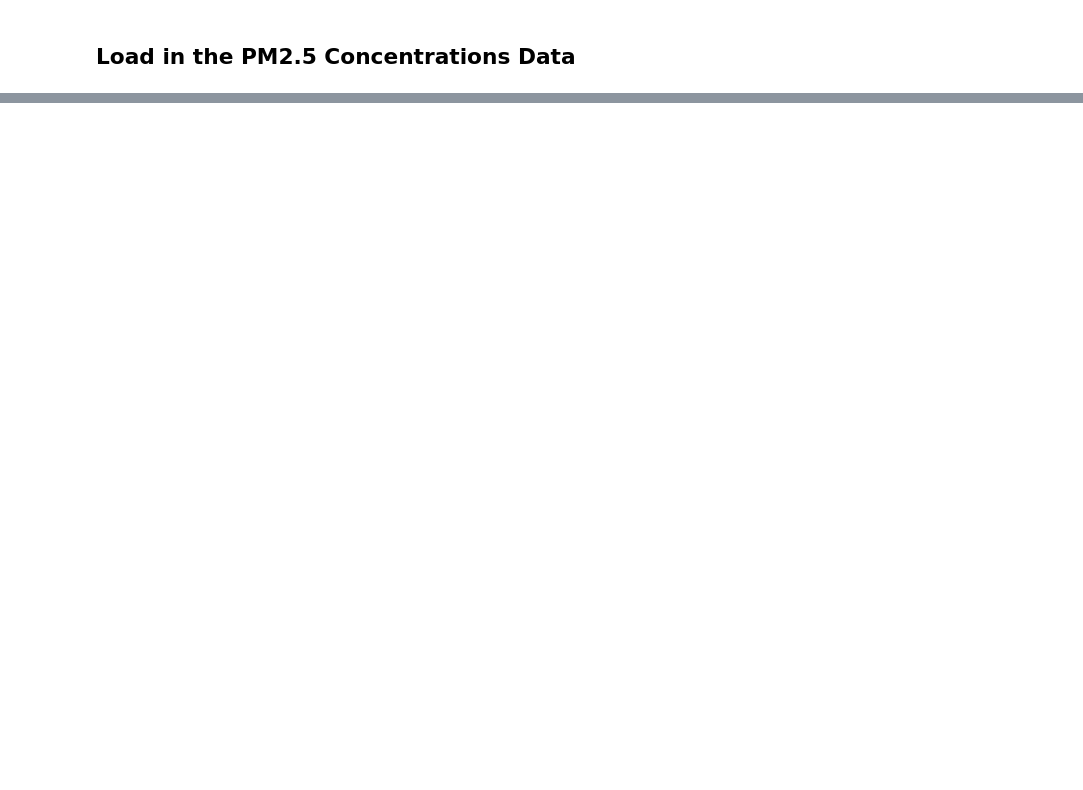
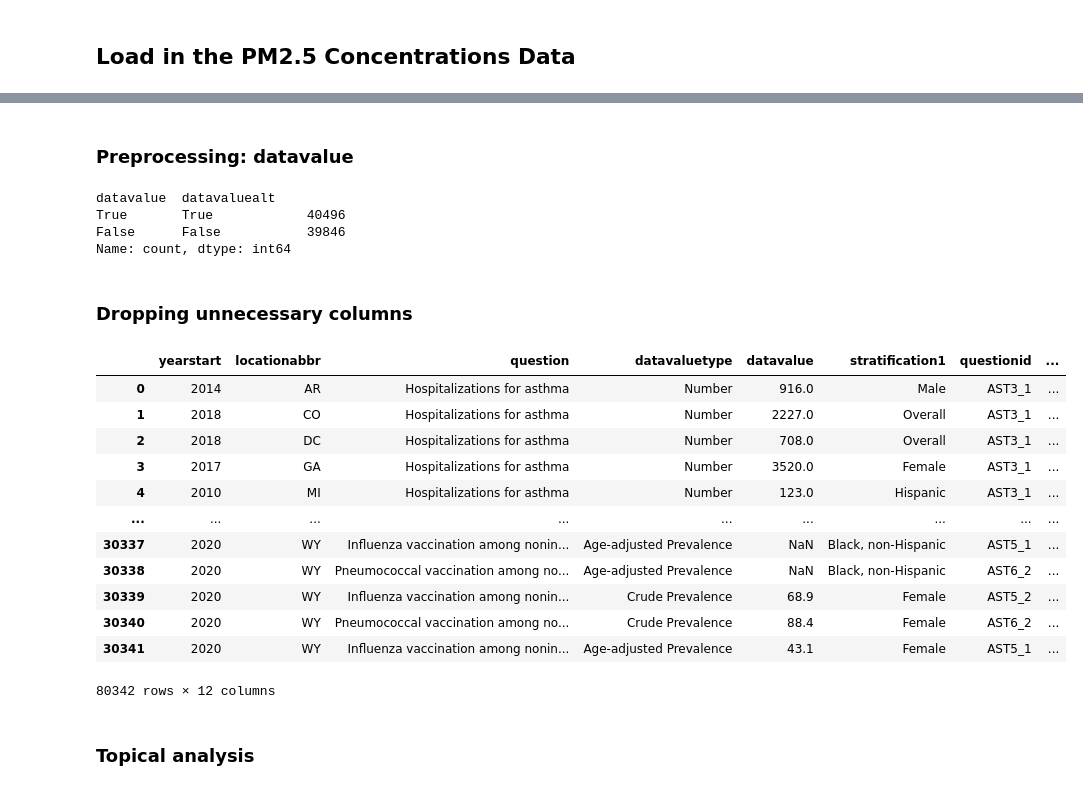
Before and after one commit to sushantvema/Data102_SP23_final_project, a Jupyter notebook: notebooks/eda_sushant.ipynb, the cells around one changed output, grey strips where cells are left out. Drawn from its saved outputs; the diff is of its cells as text; code cells hidden in the pictures; blank space fills up the shorter version.

```diff
--- a/notebooks/eda_sushant.ipynb
+++ b/notebooks/eda_sushant.ipynb
@@ -84,0 +101,2 @@ pm_conc_data
+# %% [markdown]
+### Preprocessing: datavalue
@@ -84,0 +106,11 @@ pm_conc_data
+# %%
+# Just about half of the values are nan, and they seem to match up precisely
+asthma[['datavalue', 'datavaluealt']].isna().value_counts()
+# Since datavaluealt is the exact same as datavalue, we'll remove it below
+# %% [output]
+datavalue  datavaluealt
+True       True            40496
+False      False           39846
+Name: count, dtype: int64
+# %% [markdown]
+### Dropping unnecessary columns
@@ -84,0 +125,18 @@ pm_conc_data
+# %%
+asthma_dropped
+# %% [output]
+|  | yearstart | locationabbr | question | datavaluetype | datavalue | stratification1 | questionid | ... |
+| 0 | 2014 | AR | Hospitalizations for asthma | Number | 916.0 | Male | AST3_1 | ... |
+| 1 | 2018 | CO | Hospitalizations for asthma | Number | 2227.0 | Overall | AST3_1 | ... |
+| 2 | 2018 | DC | Hospitalizations for asthma | Number | 708.0 | Overall | AST3_1 | ... |
+| 3 | 2017 | GA | Hospitalizations for asthma | Number | 3520.0 | Female | AST3_1 | ... |
+| 4 | 2010 | MI | Hospitalizations for asthma | Number | 123.0 | Hispanic | AST3_1 | ... |
+| ... | ... | ... | ... | ... | ... | ... | ... | ... |
+| 30337 | 2020 | WY | Influenza vaccination among nonin... | Age-adjusted Prevalence | NaN | Black, non-Hispanic | AST5_1 | ... |
+| 30338 | 2020 | WY | Pneumococcal vaccination among no... | Age-adjusted Prevalence | NaN | Black, non-Hispanic | AST6_2 | ... |
+| 30339 | 2020 | WY | Influenza vaccination among nonin... | Crude Prevalence | 68.9 | Female | AST5_2 | ... |
+| 30340 | 2020 | WY | Pneumococcal vaccination among no... | Crude Prevalence | 88.4 | Female | AST6_2 | ... |
+| 30341 | 2020 | WY | Influenza vaccination among nonin... | Age-adjusted Prevalence | 43.1 | Female | AST5_1 | ... |
+80342 rows × 12 columns
+# %% [markdown]
+### Topical analysis
```
Also changed, not shown: parts of 19 cells of this notebook.
